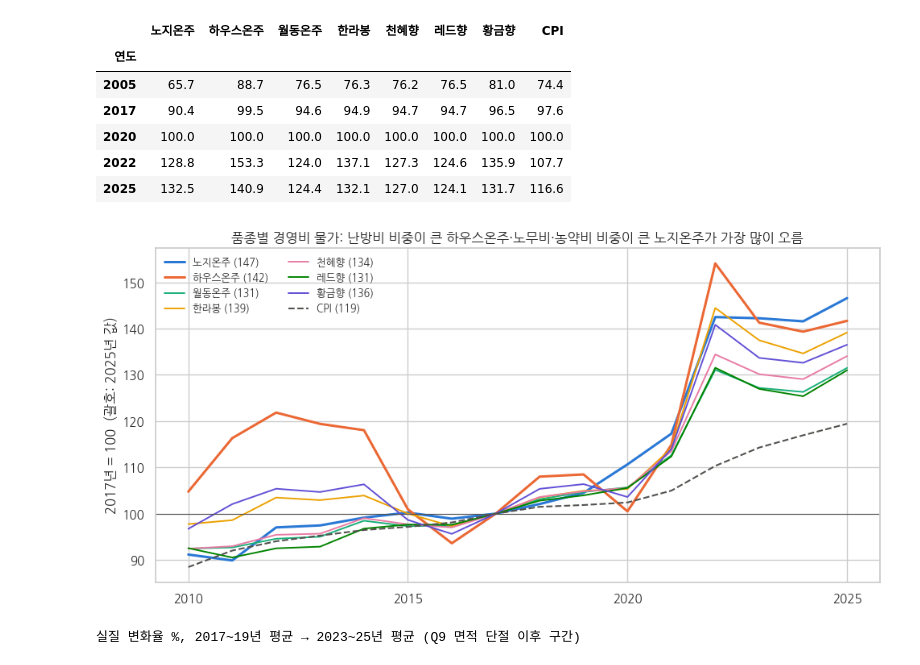
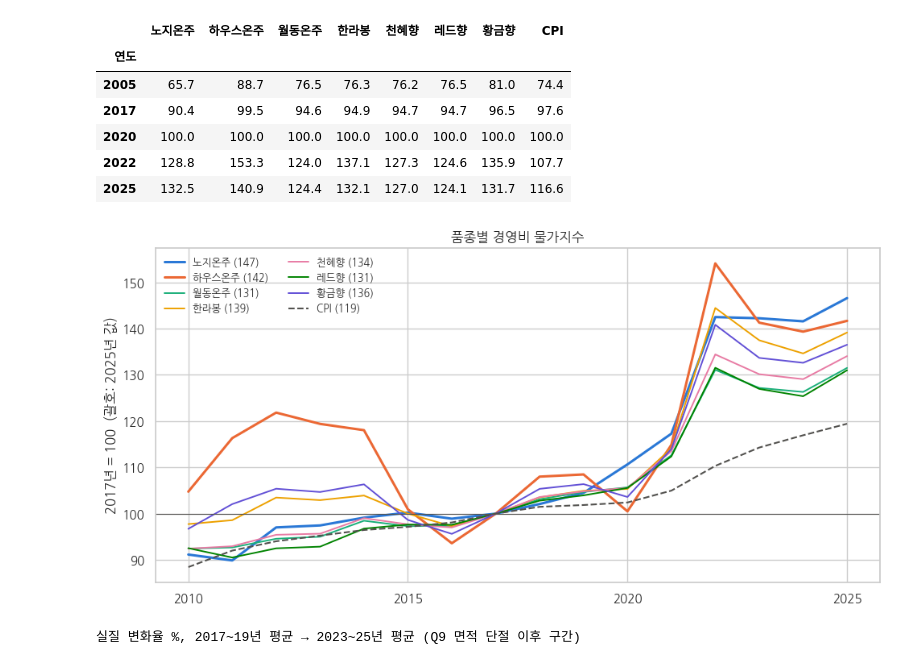
Before and after one commit to Jeju-Citrus-Analysis-Agent/Citrus-Analysis, a Jupyter notebook: notebooks/04_breakeven_decomposition.ipynb, the cells around one changed output. Drawn from its saved outputs; the diff is of its cells as text; code cells hidden in the pictures.

```diff
--- a/notebooks/04_breakeven_decomposition.ipynb
+++ b/notebooks/04_breakeven_decomposition.ipynb
@@ -454,21 +454,21 @@ cost_idx.assign(CPI=cpi).loc[[2005, 2017, 2020, 2022, 2025], VARIETIES + ["CPI"]
 # %%
 base = 2017
 idx17 = (cost_idx[VARIETIES] / cost_idx.loc[base, VARIETIES] * 100).loc[2010:2025]
 fig, ax = plt.subplots(figsize=(10, 5))
 for v in VARIETIES:
     ax.plot(idx17.index, idx17[v], color=VCOLOR[v], linewidth=2.2 if v in ("하우스온주", "노지온주") else 1.4, label=f"{v} ({idx17.loc[2025, v]:.0f})")
 cpi17 = (cpi / cpi[base] * 100).loc[2010:2025]
 ax.plot(cpi17.index, cpi17.values, color=MUTED, linewidth=1.5, linestyle="--", label=f"CPI ({cpi17[2025]:.0f})")
 ax.axhline(100, color=MUTED, linewidth=0.8)
 ax.xaxis.set_major_locator(mticker.MultipleLocator(5))
 ax.set_ylabel(f"{base}년 = 100  (괄호: 2025년 값)")
-ax.set_title("품종별 경영비 물가: 난방비 비중이 큰 하우스온주·노무비·농약비 비중이 큰 노지온주가 가장 많이 오름")
+ax.set_title("품종별 경영비 물가지수")
 ax.legend(loc="upper left", frameon=False, ncol=2, fontsize=9)
 fig.tight_layout()
 fig.savefig(FIGURES_DIR / "04_cost_index_by_variety.png", dpi=150)
 plt.show()
 # %% [output]
-[figure, old version]
+[figure, new version]
 # %%
 out = []
 for v in VARIETIES:
```
Also changed, not shown: parts of 5 cells of this notebook, 11 other files.
